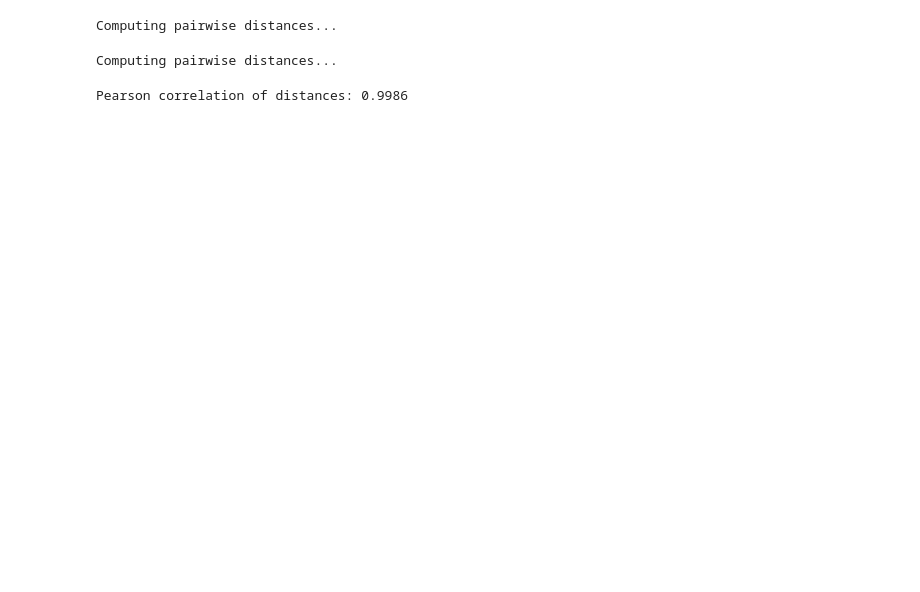
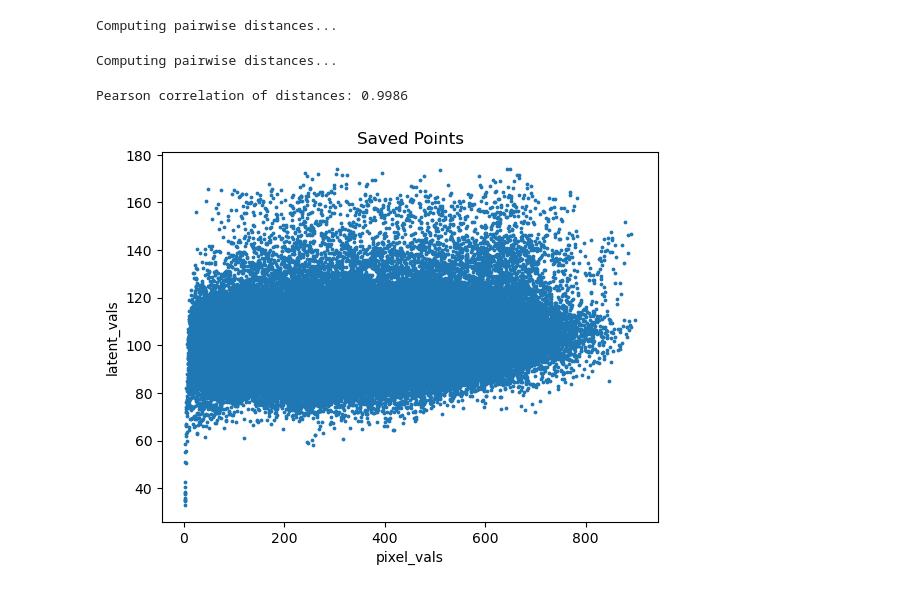
Before and after one commit to shei-dark/HDN, a Jupyter notebook: plot.ipynb, the cells around one changed output. Saved outputs shown, nothing was run; the diff lists cells and outputs as text; code cells hidden in the pictures; blank space fills up the shorter version.

```diff
--- a/plot.ipynb
+++ b/plot.ipynb
@@ -495,3 +495,15 @@ plt.ylabel("Frequency")
 plt.legend()
 plt.title("Center Pixel Distance Distribution")
 plt.show()
+# %%
+import pandas as pd
+df = pd.read_csv("points.csv")
+
+import matplotlib.pyplot as plt
+plt.scatter(df["pixel_val"], df["latent_val"], s=3)
+plt.xlabel("pixel_vals")
+plt.ylabel("latent_vals")
+plt.title("Saved Points")
+plt.show()
+# %% [output]
+[figure, added]
```
Also changed, not shown: parts of 2 cells of this notebook, 9 other files.
